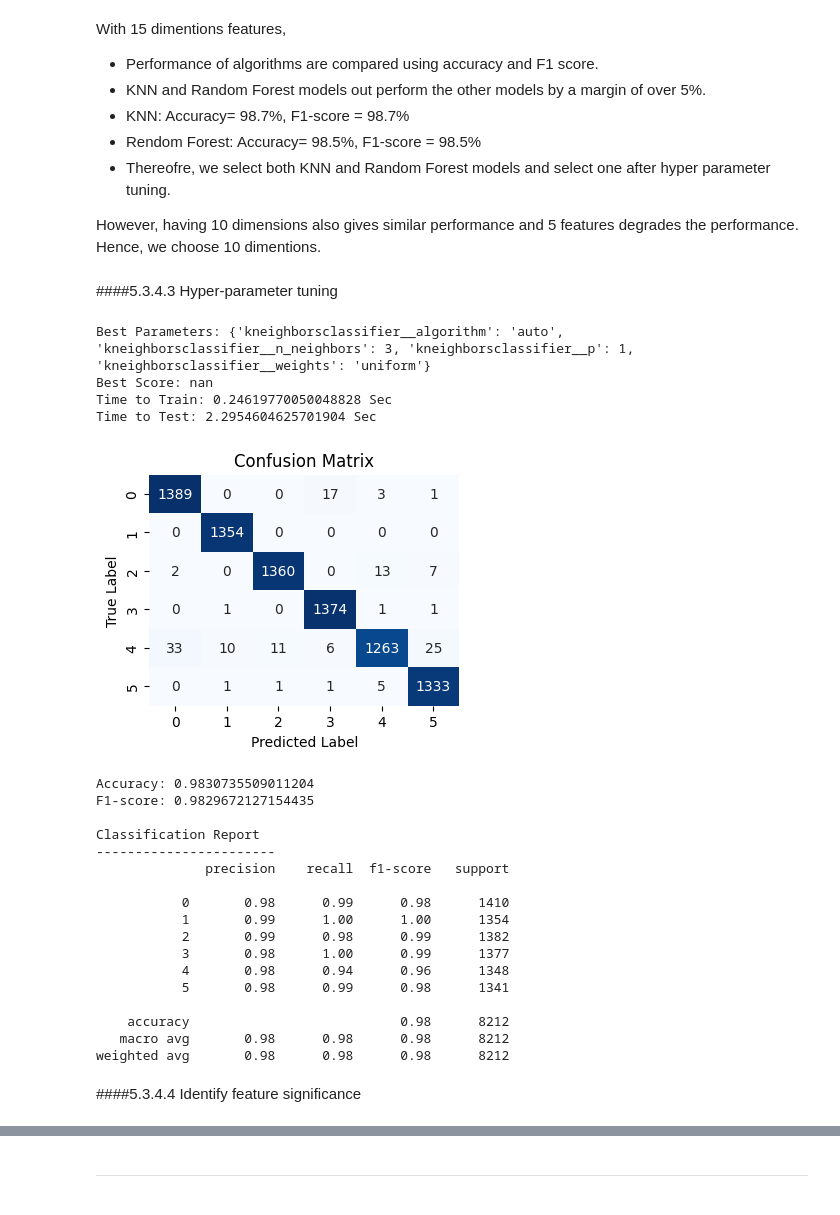
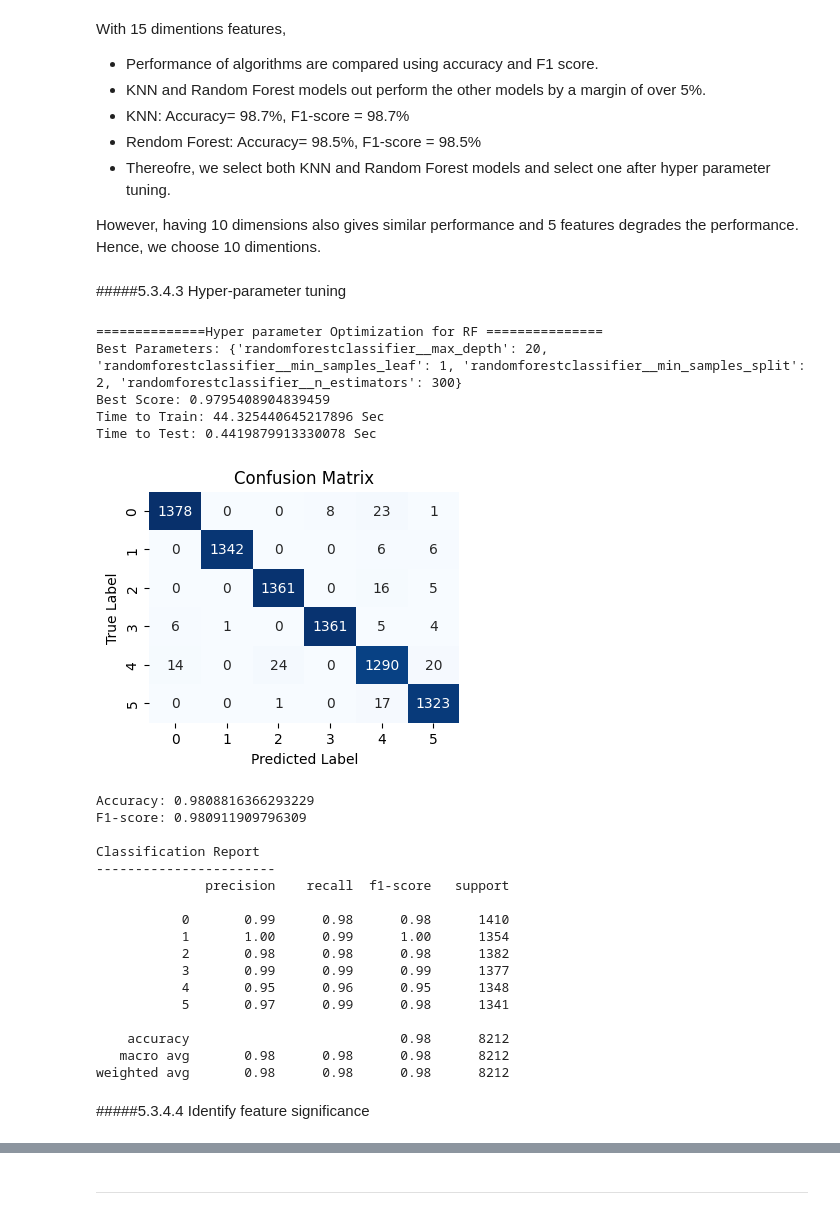
Before and after one commit to subodha1980/BU, a Jupyter notebook: activityDetection.ipynb, the cells around one changed output, grey strips where cells are left out. Drawn from its saved outputs; the diff is of its cells as text; code cells hidden in the pictures.

```diff
--- a/activityDetection.ipynb
+++ b/activityDetection.ipynb
@@ -539,7 +539,7 @@ With 15 dimentions features,
 
 However, having 10 dimensions also gives similar performance and 5 features degrades the performance. Hence, we choose 10 dimentions.
 # %% [markdown]
-####5.3.4.3 Hyper-parameter tuning
+#####5.3.4.3 Hyper-parameter tuning
 # %%
 # Function to plot the confuction matrix
 def plotConfMatrix(conf_matrix):
@@ -566,14 +566,6 @@ paramGridRF_pipe = {
     'randomforestclassifier__min_samples_leaf': [1, 2, 4]  # Minimum number of samples required to be at a leaf node
 }
 #---------------------
-
-paramGridRF_pipe = {
-        'n_estimators': [100, 200, 300],  # Number of trees in the forest
-        'max_depth': [None, 10, 20],  # Maximum depth of the tree
-        'min_samples_split': [2, 5, 10],  # Minimum number of samples required to split an internal node
-        'min_samples_leaf': [1, 2, 4]  # Minimum number of samples required to be at a leaf node
-}
-
 # Parameter grid for RKNN model
 # for hyper parameter optimization using Grid Search method
 paramGridKNN = {
@@ -599,18 +591,18 @@ paramGridTestKNN = {
 }
 
 paramGridTestKNN_pipe = {
-    'kneighborsclassifier__n_neighbors': [3],  # Number of neighbors to consider
+    'kneighborsclassifier__n_neighbors': [3,5],  # Number of neighbors to consider
     'kneighborsclassifier__weights': ['uniform'],  # Weight function used in prediction
     'kneighborsclassifier__p': [1],  # Power parameter for the Minkowski metric (1 for Manhattan distance, 2 for Euclidean distance)
     'kneighborsclassifier__algorithm': ['auto']  # Algorithm used to compute nearest neighbors
 }
 # %%
-def runModelOpt(model, x, y, split, param_grid):
-    Xf_train, Xf_test, Yf_train, Yf_test = train_test_split(x, y, test_size=split, random_state=42)
+def runModelOpt(model, x_in, y_in, split, param_grid):
+    Xf_train, Xf_test, Yf_train, Yf_test = train_test_split(x_in, y_in, test_size=split, random_state=42)
 
     # Perform grid search cross-validation
     pipe = make_pipeline(StandardScaler(), PCA(n_components=10),model)
-    grid_search = GridSearchCV(estimator=pipe, param_grid=param_grid, cv=5, scoring='f1')
+    grid_search = GridSearchCV(estimator=pipe, param_grid=param_grid, cv=5, scoring='accuracy')
     grid_search.fit(Xf_train, Yf_train)
 
     # Get the best parameters and the best score
@@ -654,6 +646,6 @@ def runModelOpt(model, x, y, split, param_grid):
     print('-----------------------')
     # Print classification report
     print(report)
-    return bestFittedModel
+    return bestFittedModel, best_params
 # %%
 # Testing
@@ -661,26 +653,30 @@ def runModelOpt(model, x, y, split, param_grid):
+# %%
+print('==============Hyper parameter Optimization for RF ===============')
+optimizedFittedRF, optimalParamRF = runModelOpt(RandomForestClassifier(), x_resampled, y_resampled, 0.2, paramGridRF_pipe)
+# %% [output]
+==============Hyper parameter Optimization for RF ===============
+Best Parameters: {'randomforestclassifier__max_depth': 20, 'randomforestclassifier__min_samples_leaf': 1, 'randomforestclassifier__min_samples_split': 2, 'randomforestclassifier__n_estimators': 300}
+Best Score: 0.9795408904839459
+Time to Train: 44.325440645217896 Sec
+Time to Test: 0.4419879913330078 Sec
+[figure, added]
+Accuracy: 0.9808816366293229
+F1-score: 0.980911909796309
+
+Classification Report
+-----------------------
+              precision    recall  f1-score   support
+
+           0       0.99      0.98      0.98      1410
+           1       1.00      0.99      1.00      1354
+           2       0.98      0.98      0.98      1382
+           3       0.99      0.99      0.99      1377
+           4       0.95      0.96      0.95      1348
+           5       0.97      0.99      0.98      1341
+
+    accuracy                           0.98      8212
+   macro avg       0.98      0.98      0.98      8212
+weighted avg       0.98      0.98      0.98      8212
 # %%
-# Testing
-optimizedFittedKNN = runModelOpt(KNeighborsClassifier(), x_resampled, y_resampled, 0.2, paramGridTestKNN_pipe)
+print('\n\n==============Hyper parameter Optimization for KNN ===============')
+optimizedFittedKNN, optimalParamKNN = runModelOpt(KNeighborsClassifier(), x_resampled, y_resampled, 0.2, paramGridKNN_pipe)
-# %% [output]
-Best Parameters: {'kneighborsclassifier__algorithm': 'auto', 'kneighborsclassifier__n_neighbors': 3, 'kneighborsclassifier__p': 1, 'kneighborsclassifier__weights': 'uniform'}
-Best Score: nan
-Time to Train: 0.24619770050048828 Sec
-Time to Test: 2.2954604625701904 Sec
-[figure, removed]
-Accuracy: 0.9830735509011204
-F1-score: 0.9829672127154435
-
-Classification Report
------------------------
-              precision    recall  f1-score   support
-
-           0       0.98      0.99      0.98      1410
-           1       0.99      1.00      1.00      1354
-           2       0.99      0.98      0.99      1382
-           3       0.98      1.00      0.99      1377
-           4       0.98      0.94      0.96      1348
-           5       0.98      0.99      0.98      1341
-
-    accuracy                           0.98      8212
-   macro avg       0.98      0.98      0.98      8212
-weighted avg       0.98      0.98      0.98      8212
@@ -690,5 +685,5 @@ optimizedFittedKNN = runModelOpt(KNeighborsClassifier(), x_resampled, y_resample
 # %% [markdown]
-####5.3.4.4 Identify feature significance
+#####5.3.4.4 Identify feature significance
 # %%
 def plotFeatureImportance(feat_imp):
   # Features importance plot
```
Also changed, not shown: parts of 43 cells of this notebook.
